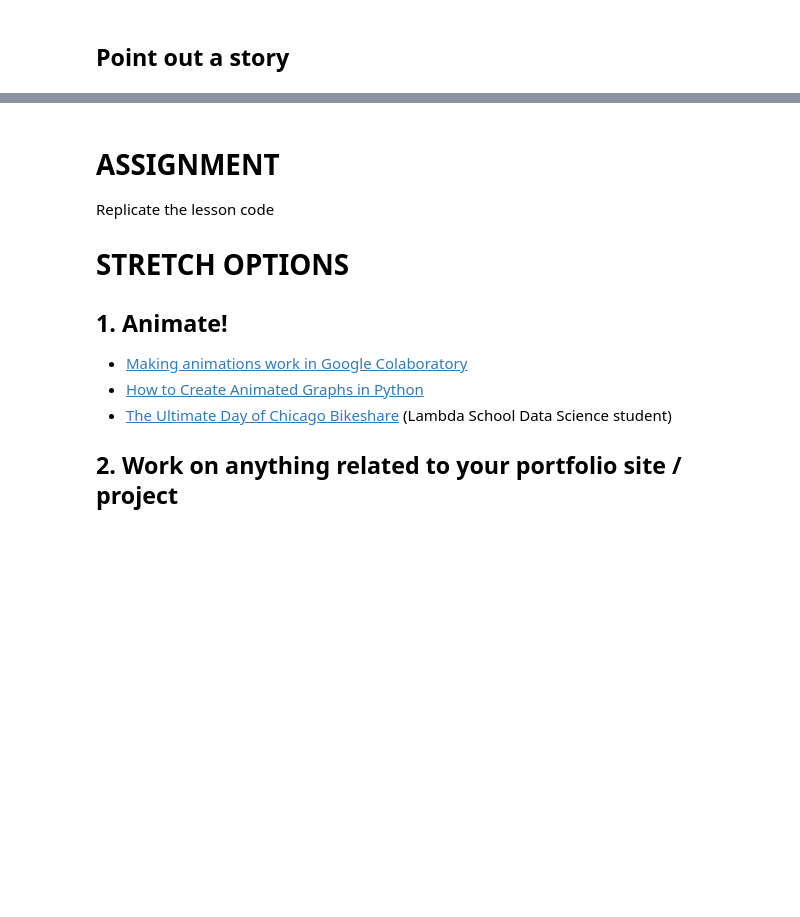
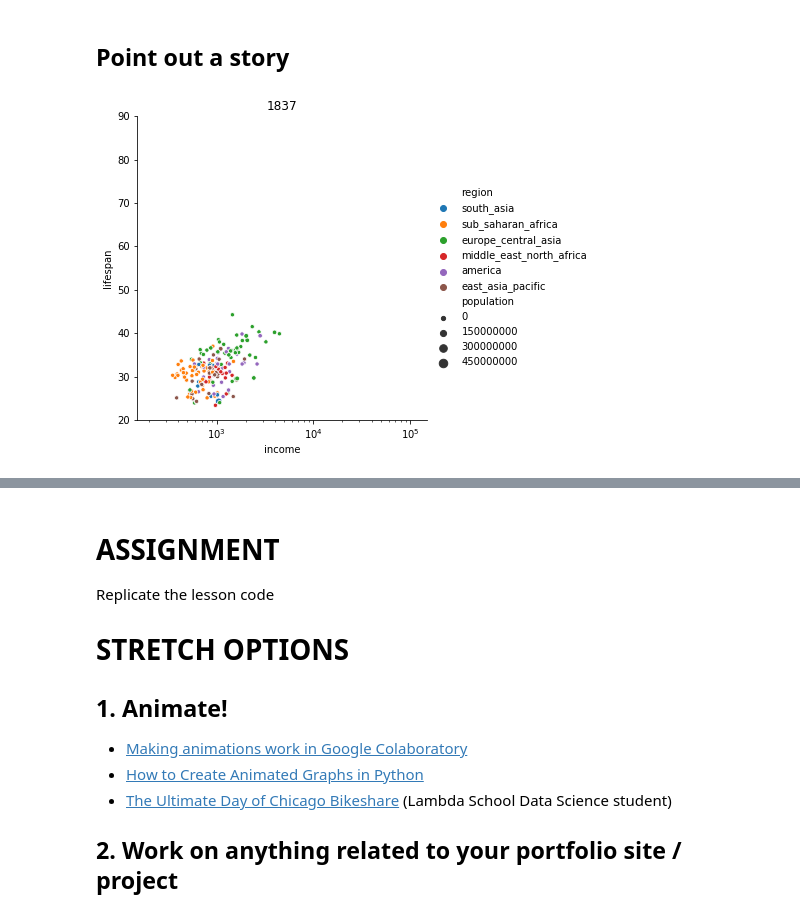
Before and after one commit to HeyLaxmi/DS-Unit-1-Sprint-1-Dealing-With-Data, a Jupyter notebook: Copy_of_LS_DS_124_Sequence_your_narrative.ipynb, the cells around one changed output, grey strips where cells are left out. Saved outputs shown, nothing was run; the diff lists cells and outputs as text; code cells hidden in the pictures; blank space fills up the shorter version.

```diff
--- a/Copy_of_LS_DS_124_Sequence_your_narrative.ipynb
+++ b/Copy_of_LS_DS_124_Sequence_your_narrative.ipynb
@@ -337,3 +383,15 @@ plt.text(x=qatar_now.income-5000 , y=qatar_now.lifespan+1 , s='Qatar');
 ## Plot multiple years
 # %% [markdown]
 ## Point out a story
+# %%
+year = 1837 #@param {type:"slider", min:1800, max:2018, step:1}
+
+sns.relplot(x='income', y='lifespan', hue='region', size='population',
+            data=merged[merged.year==year])
+
+plt.xscale('log')
+plt.xlim((150, 150000))
+plt.ylim((20, 90))
+plt.title(year);
+# %% [output]
+[figure, added]
```
Also changed, not shown: parts of 6 cells of this notebook.
